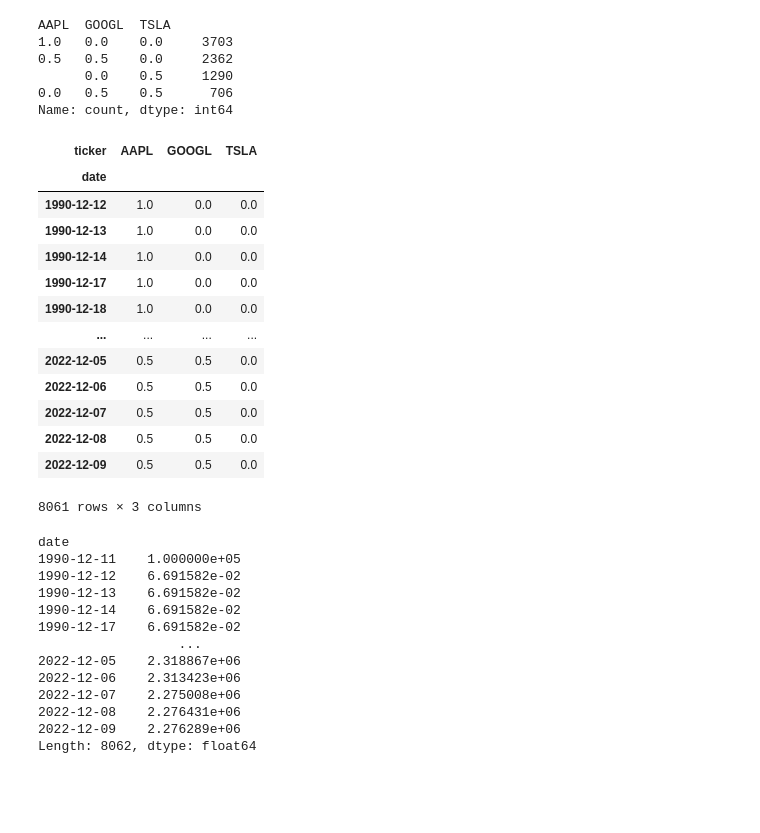
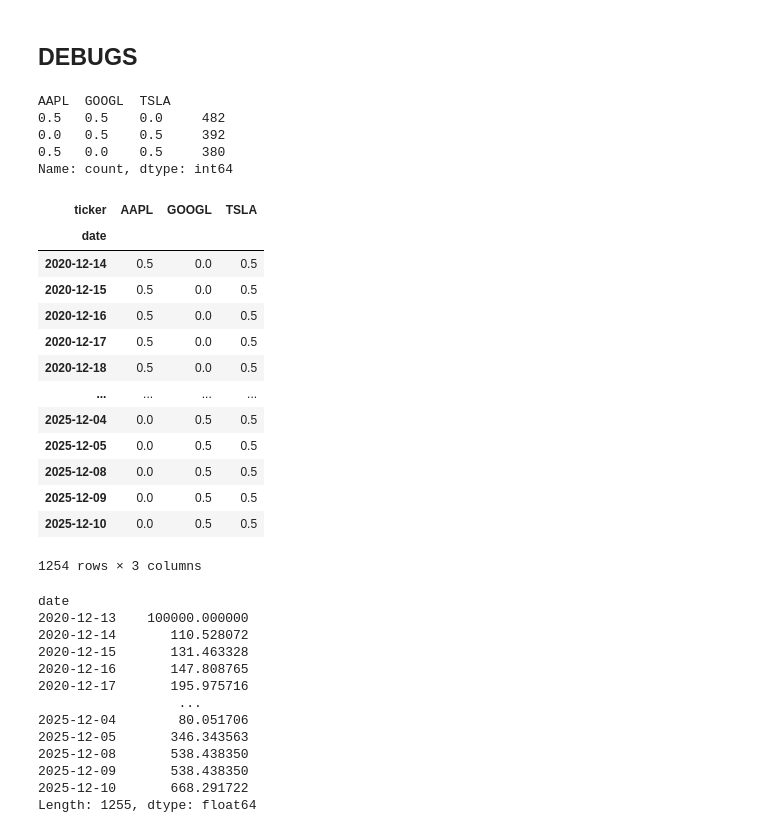
Before and after one commit to FelipeBuzato/AlphaLab, a Jupyter notebook: notebooks/Research.ipynb, the cells around one changed output. Drawn from its saved outputs; the diff is of its cells as text; code cells hidden in the pictures; blank space fills up the shorter version.

```diff
--- a/notebooks/Research.ipynb
+++ b/notebooks/Research.ipynb
@@ -16,8 +19,8 @@ from BackTester.backtester import BackTester
 assets = ['AAPL', 'TSLA', 'GOOGL']
 window = 252
 n = 2
-start = "1990-12-12"
-end = "2022-12-10"
+start = "2020-12-13"
+end = "2025-12-10"
 short_window = 10
 long_window = 50
 
@@ -34,5 +37,8 @@ weights3 = cash_only(prices_close)
 # Backtest
 bt = BackTester(prices_open, prices_close, volume)
 results = bt.run(weights1, start=start, end=end)
-bt.plot_portfolio_value()
+
+# Dashboard
+dashboard = Dashboard(results)
+dashboard.show()
 # %% [output]
@@ -41,46 +56,47 @@ Reducing buy order size for ticker AAPL on 1990-12-12: 281760.0 -> 281220.0 shar
+# %% [markdown]
+## DEBUGS
 # %%
-results['Weights'].value_counts()
+results['Target Weights'].value_counts()
 # %% [output]
 AAPL  GOOGL  TSLA
-1.0   0.0    0.0     3703
-0.5   0.5    0.0     2362
-      0.0    0.5     1290
-0.0   0.5    0.5      706
+0.5   0.5    0.0     482
+0.0   0.5    0.5     392
+0.5   0.0    0.5     380
 Name: count, dtype: int64
 # %%
-results['Weights']
+results['Target Weights']
 # %% [output]
 | ticker | AAPL | GOOGL | TSLA |
 | date |  |  |  |
-| 1990-12-12 | 1.0 | 0.0 | 0.0 |
-| 1990-12-13 | 1.0 | 0.0 | 0.0 |
-| 1990-12-14 | 1.0 | 0.0 | 0.0 |
-| 1990-12-17 | 1.0 | 0.0 | 0.0 |
-| 1990-12-18 | 1.0 | 0.0 | 0.0 |
+| 2020-12-14 | 0.5 | 0.0 | 0.5 |
+| 2020-12-15 | 0.5 | 0.0 | 0.5 |
+| 2020-12-16 | 0.5 | 0.0 | 0.5 |
+| 2020-12-17 | 0.5 | 0.0 | 0.5 |
+| 2020-12-18 | 0.5 | 0.0 | 0.5 |
 | ... | ... | ... | ... |
-| 2022-12-05 | 0.5 | 0.5 | 0.0 |
-| 2022-12-06 | 0.5 | 0.5 | 0.0 |
-| 2022-12-07 | 0.5 | 0.5 | 0.0 |
-| 2022-12-08 | 0.5 | 0.5 | 0.0 |
-| 2022-12-09 | 0.5 | 0.5 | 0.0 |
+| 2025-12-04 | 0.0 | 0.5 | 0.5 |
+| 2025-12-05 | 0.0 | 0.5 | 0.5 |
+| 2025-12-08 | 0.0 | 0.5 | 0.5 |
+| 2025-12-09 | 0.0 | 0.5 | 0.5 |
+| 2025-12-10 | 0.0 | 0.5 | 0.5 |
-8061 rows × 3 columns
+1254 rows × 3 columns
 # %%
 cash = results['Cash']
 cash#.iloc[100:150]
 # %% [output]
 date
-1990-12-11    1.000000e+05
-1990-12-12    6.691582e-02
-1990-12-13    6.691582e-02
-1990-12-14    6.691582e-02
-1990-12-17    6.691582e-02
+2020-12-13    100000.000000
+2020-12-14       110.528072
+2020-12-15       131.463328
+2020-12-16       147.808765
+2020-12-17       195.975716
                   ...
-2022-12-05    2.318867e+06
-2022-12-06    2.313423e+06
-2022-12-07    2.275008e+06
-2022-12-08    2.276431e+06
-2022-12-09    2.276289e+06
-Length: 8062, dtype: float64
+2025-12-04        80.051706
+2025-12-05       346.343563
+2025-12-08       538.438350
+2025-12-09       538.438350
+2025-12-10       668.291722
+Length: 1255, dtype: float64
 # %%
 returns = results['Daily Returns']
 returns.plot.density(color='blue', linewidth=2)
```
Also changed, not shown: parts of 10 cells of this notebook, 2 other files.
